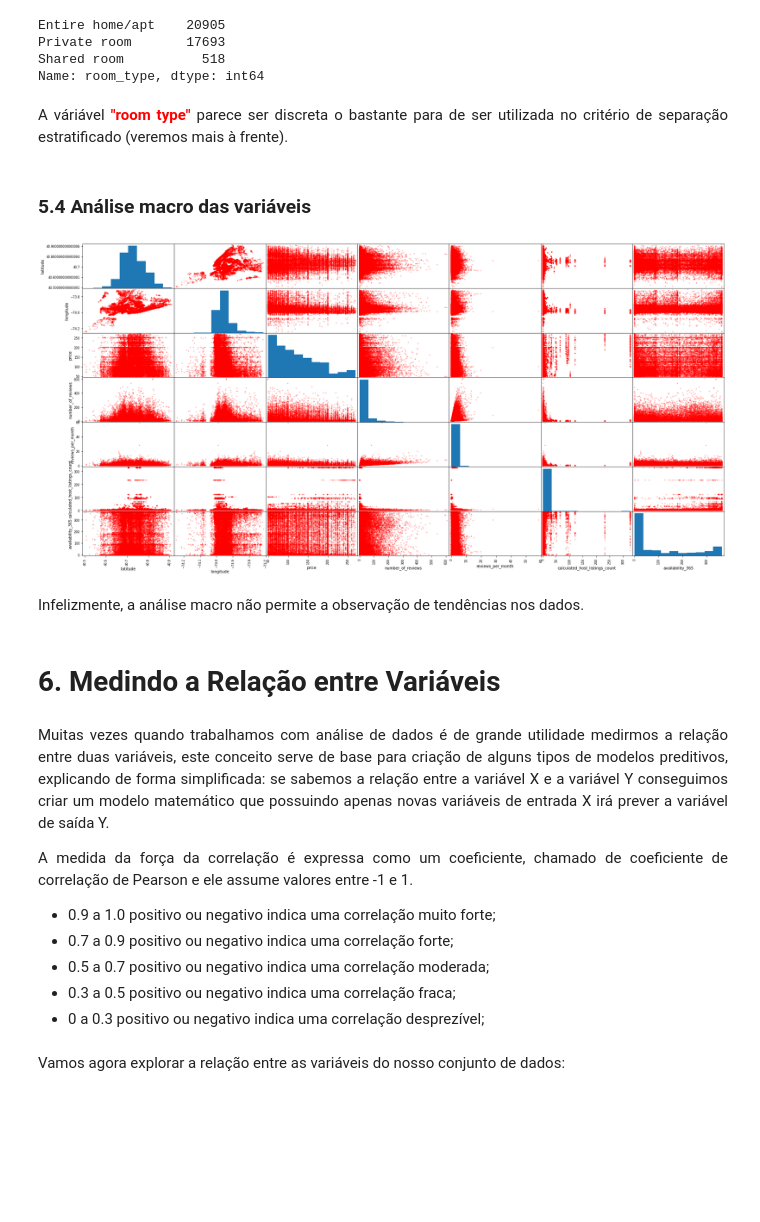
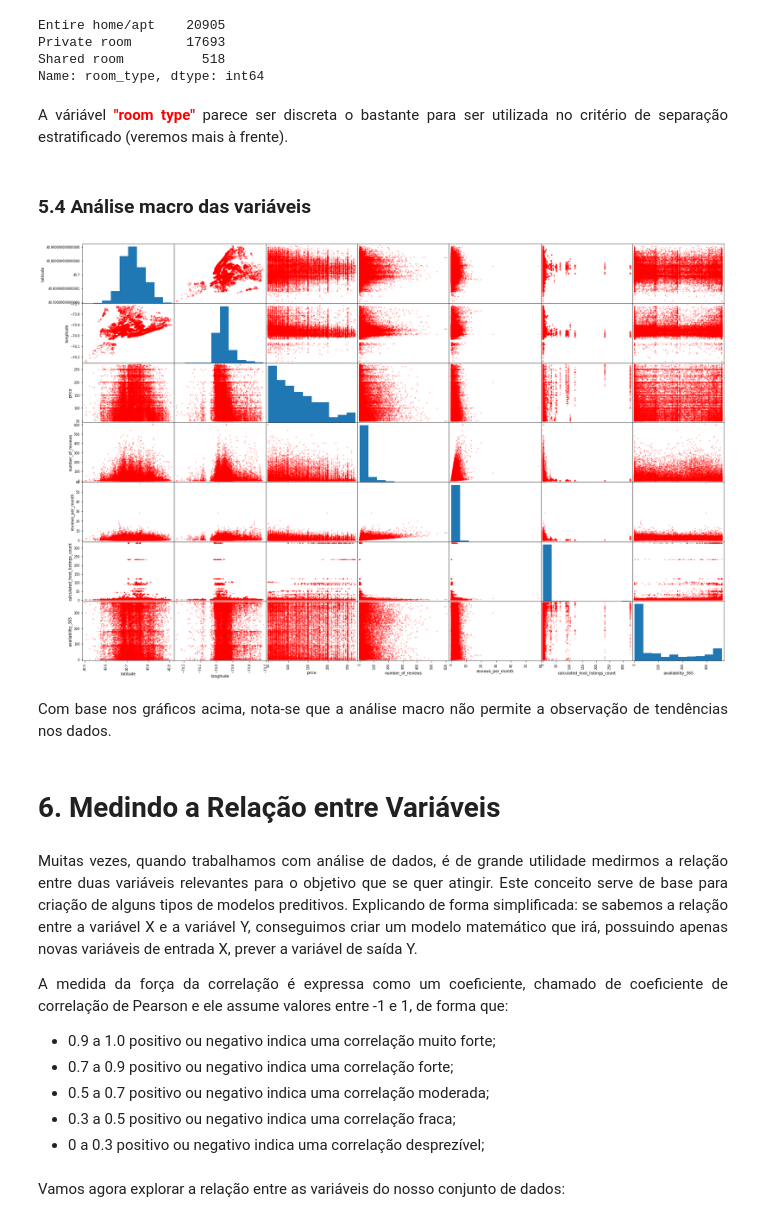
Before and after one commit to cicerotcv/P3_CienciaDados_2019.2, a Jupyter notebook: 00 dataset_airbnb.ipynb, the cells around one changed output. Saved outputs shown, nothing was run; the diff lists cells and outputs as text; code cells hidden in the pictures; blank space fills up the shorter version.

Commit message:
algumas alteracoes no geral e add do novo modelo

```diff
--- a/00 dataset_airbnb.ipynb
+++ b/00 dataset_airbnb.ipynb
@@ -276,29 +287,29 @@ Shared room          518
 Name: room_type, dtype: int64
 # %% [markdown]
 <p style="text-align:justify">
-    A váriável <b style="font-family:monospace;color:red">"room type"</b> parece ser discreta o bastante para de ser utilizada no critério de separação estratificado (veremos mais à frente).
+    A váriável <b style="font-family:monospace;color:red">"room type"</b> parece ser discreta o bastante para ser utilizada no critério de separação estratificado (veremos mais à frente).
 </p>
 # %% [markdown]
 <h3>5.4 Análise macro das variáveis</h3>
 # %%
 #scatter_matrix fornece a plotagem de todas as variáveis QUANTITATIVAS disponíveis no dataset.
-scatter_matrix(airbnb[airbnb.columns], figsize=(30,15), alpha=0.3, c='r')
+scatter_matrix(airbnb[airbnb.columns], figsize=(30, 20), alpha=0.3, c='r')
 plt.show();
 # %% [output]
-[figure, old version]
+[figure, new version]
 # %% [markdown]
 <p style="text-align:justify">
-Infelizmente, a análise macro não permite a observação de tendências nos dados.
+Com base nos gráficos acima, nota-se que a análise macro não permite a observação de tendências nos dados.
 </p>
 # %% [markdown]
 <h1>6. Medindo a Relação entre Variáveis</h1>
 # %% [markdown]
 <p style="text-align:justify">
-Muitas vezes quando trabalhamos com análise de dados é de grande utilidade medirmos a relação entre duas variáveis, este conceito serve de base para criação de alguns tipos de modelos preditivos, explicando de forma simplificada: se sabemos a relação entre a variável X e a variável Y conseguimos criar um modelo matemático que possuindo apenas novas variáveis de entrada X irá prever a variável de saída Y.
+Muitas vezes, quando trabalhamos com análise de dados, é de grande utilidade medirmos a relação entre duas variáveis relevantes para o objetivo que se quer atingir. Este conceito serve de base para criação de alguns tipos de modelos preditivos. Explicando de forma simplificada: se sabemos a relação entre a variável X e a variável Y, conseguimos criar um modelo matemático que irá, possuindo apenas novas variáveis de entrada X, prever a variável de saída Y.
 </p>
 
 <p style="text-align:justify">
-A medida da força da correlação é expressa como um coeficiente, chamado de coeficiente de correlação de Pearson e ele assume valores entre -1 e 1.
+A medida da força da correlação é expressa como um coeficiente, chamado de coeficiente de correlação de Pearson e ele assume valores entre -1 e 1, de forma que:
 </p>
 
 <ul>
```
Also changed, not shown: parts of 31 cells of this notebook.
